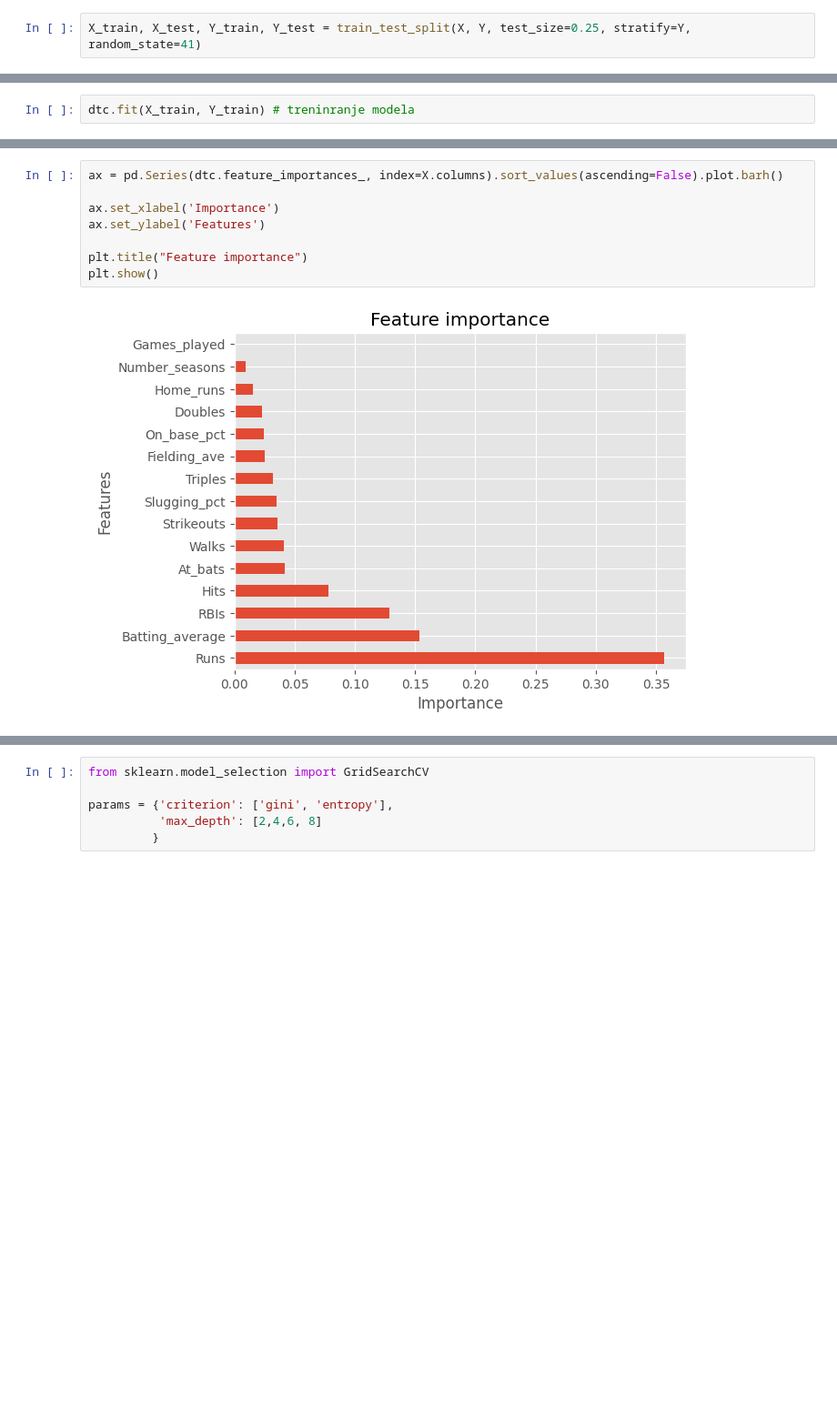
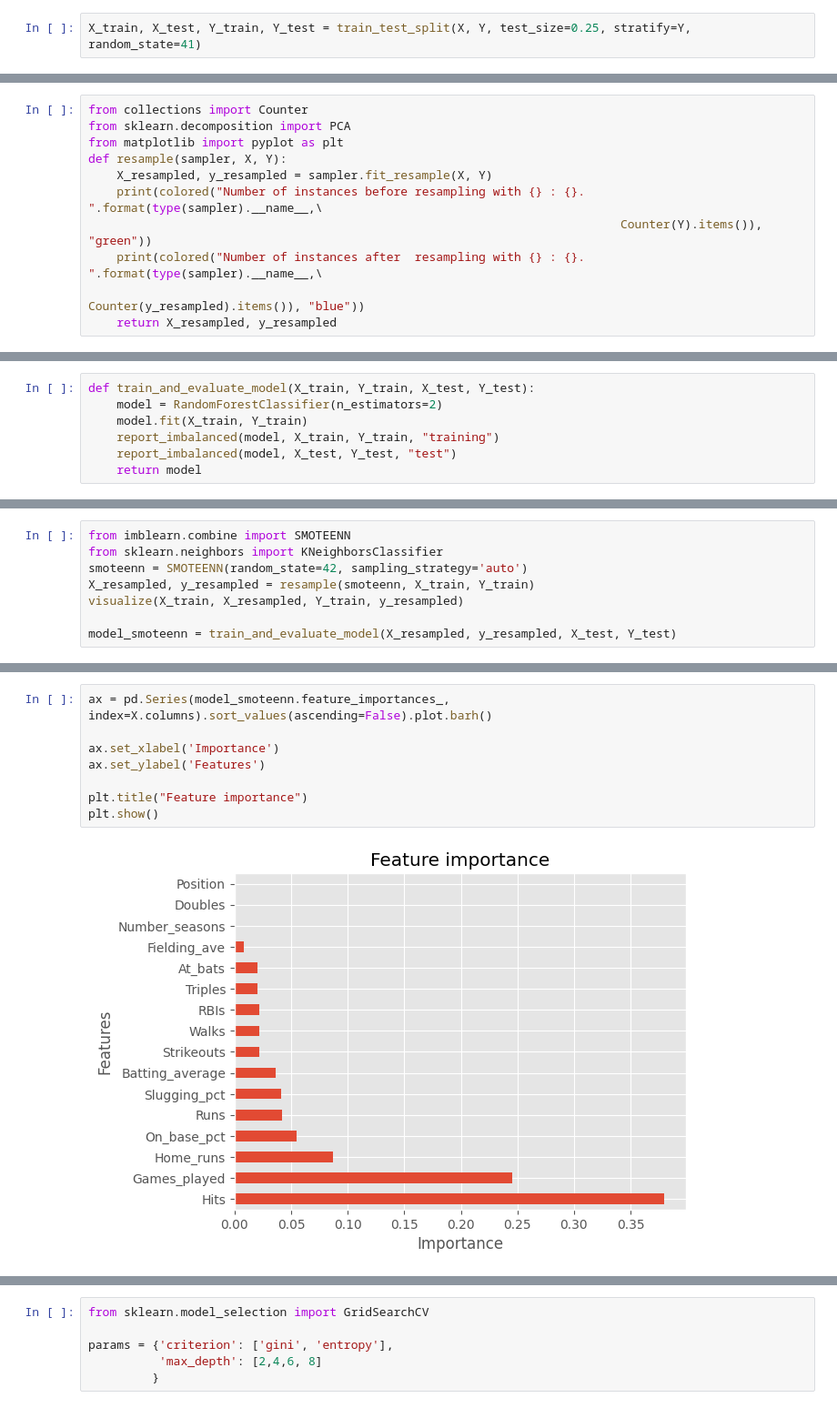
Before and after one commit to MATF-istrazivanje-podataka-1/2023_Data_Mining_Baseball_Dataset, a Jupyter notebook: Stabla odlucivanja.ipynb, the cells around one changed output, grey strips where cells are left out. Shown: that part at 91% size. Cells and saved outputs as stored; diff of their text form; blank space fills up the shorter version.

```diff
--- a/Stabla odlucivanja.ipynb
+++ b/Stabla odlucivanja.ipynb
@@ -107,2 +83,0 @@ dtc = DecisionTreeClassifier()
-# %%
-dtc.fit(X_train, Y_train) # treninranje modela
@@ -129,0 +84,11 @@ splitter best
+# %%
+from collections import Counter
+from sklearn.decomposition import PCA
+from matplotlib import pyplot as plt
+def resample(sampler, X, Y):
+    X_resampled, y_resampled = sampler.fit_resample(X, Y)
+    print(colored("Number of instances before resampling with {} : {}. ".format(type(sampler).__name__,\
+                                                                           Counter(Y).items()), "green"))
+    print(colored("Number of instances after  resampling with {} : {}. ".format(type(sampler).__name__,\
+                                                                           Counter(y_resampled).items()), "blue"))
+    return X_resampled, y_resampled
@@ -129,0 +127,7 @@ splitter best
+# %%
+def train_and_evaluate_model(X_train, Y_train, X_test, Y_test):
+    model = RandomForestClassifier(n_estimators=2)
+    model.fit(X_train, Y_train)
+    report_imbalanced(model, X_train, Y_train, "training")
+    report_imbalanced(model, X_test, Y_test, "test")
+    return model
@@ -129,0 +275,8 @@ splitter best
+# %%
+from imblearn.combine import SMOTEENN
+from sklearn.neighbors import KNeighborsClassifier
+smoteenn = SMOTEENN(random_state=42, sampling_strategy='auto')
+X_resampled, y_resampled = resample(smoteenn, X_train, Y_train)
+visualize(X_train, X_resampled, Y_train, y_resampled)
+
+model_smoteenn = train_and_evaluate_model(X_resampled, y_resampled, X_test, Y_test)
@@ -130,10 +335,10 @@ splitter best
 # %%
-ax = pd.Series(dtc.feature_importances_, index=X.columns).sort_values(ascending=False).plot.barh()
+ax = pd.Series(model_smoteenn.feature_importances_, index=X.columns).sort_values(ascending=False).plot.barh()
 
 ax.set_xlabel('Importance')
 ax.set_ylabel('Features')
 
 plt.title("Feature importance")
 plt.show()
 # %% [output]
-[figure, old version]
+[figure, new version]
```
Also changed, not shown: parts of 32 cells of this notebook, 7 other files.
